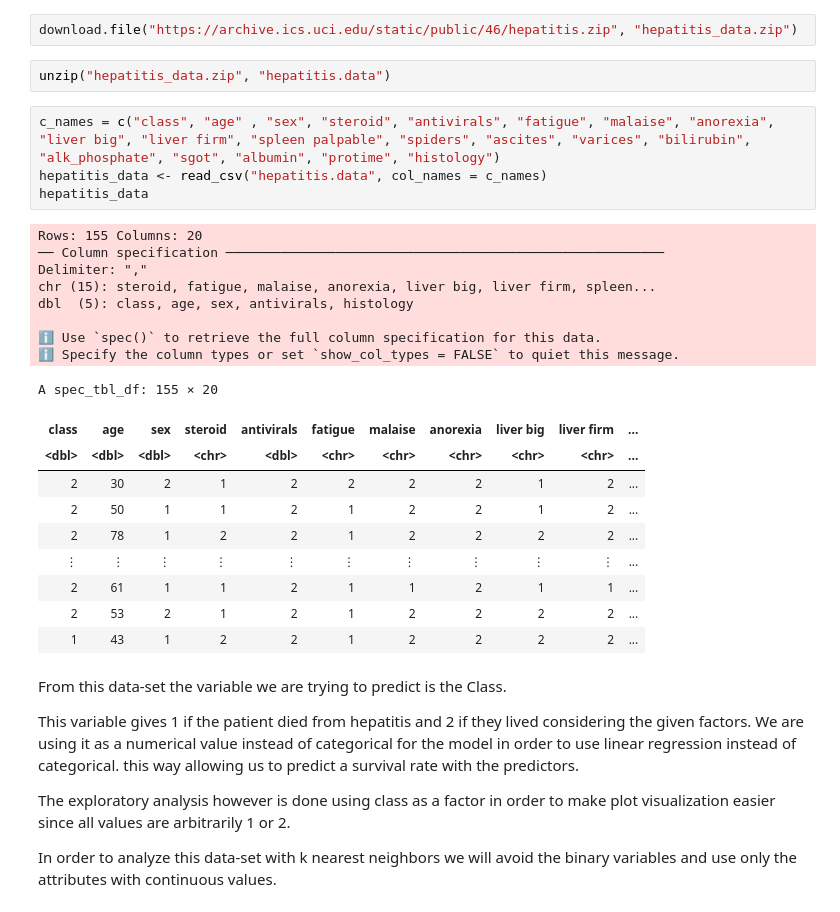
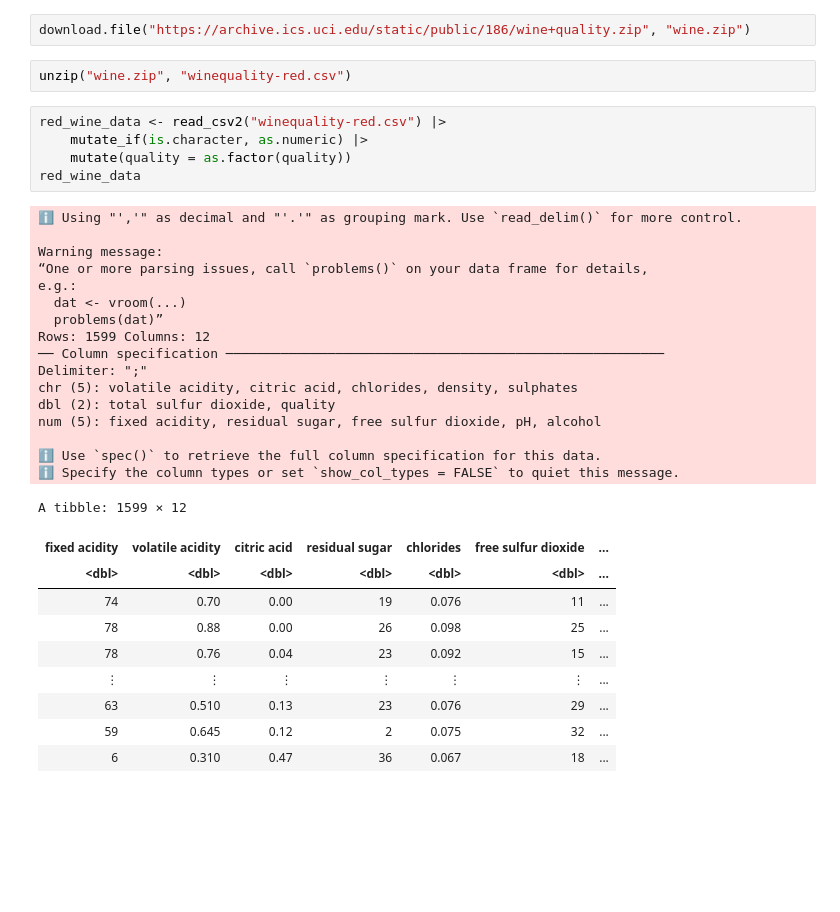
Before and after one commit to PedroMMHernandes/GroupProject_DSCI, a Jupyter notebook: exploratory analysis.ipynb, the cells around one changed output. Saved outputs shown, nothing was run; the diff lists cells and outputs as text; blank space fills up the shorter version.

```diff
--- a/exploratory analysis.ipynb
+++ b/exploratory analysis.ipynb
@@ -6,37 +24,36 @@ options(repr.matrix.max.rows = 6)
 # %%
-download.file("https://archive.ics.uci.edu/static/public/46/hepatitis.zip", "hepatitis_data.zip")
+download.file("https://archive.ics.uci.edu/static/public/186/wine+quality.zip", "wine.zip")
 # %%
-unzip("hepatitis_data.zip", "hepatitis.data")
+unzip("wine.zip", "winequality-red.csv")
 # %%
-c_names = c("class", "age" , "sex", "steroid", "antivirals", "fatigue", "malaise", "anorexia", "liver big", "liver firm", "spleen palpable", "spiders", "ascites", "varices", "bilirubin", "alk_phosphate", "sgot", "albumin", "protime", "histology")
-hepatitis_data <- read_csv("hepatitis.data", col_names = c_names)
-hepatitis_data
+red_wine_data <- read_csv2("winequality-red.csv") |>
+    mutate_if(is.character, as.numeric) |>
+    mutate(quality = as.factor(quality))
+red_wine_data
 # %% [output]
-Rows: 155 Columns: 20
+ℹ Using "','" as decimal and "'.'" as grouping mark. Use `read_delim()` for more control.
+
+Warning message:
+“One or more parsing issues, call `problems()` on your data frame for details,
+e.g.:
+  dat <- vroom(...)
+  problems(dat)”
+Rows: 1599 Columns: 12
 ── Column specification ────────────────────────────────────────────────────────
-Delimiter: ","
-chr (15): steroid, fatigue, malaise, anorexia, liver big, liver firm, spleen...
-dbl  (5): class, age, sex, antivirals, histology
+Delimiter: ";"
+chr (5): volatile acidity, citric acid, chlorides, density, sulphates
+dbl (2): total sulfur dioxide, quality
+num (5): fixed acidity, residual sugar, free sulfur dioxide, pH, alcohol
 
 ℹ Use `spec()` to retrieve the full column specification for this data.
 ℹ Specify the column types or set `show_col_types = FALSE` to quiet this message.
-A spec_tbl_df: 155 × 20
+A tibble: 1599 × 12
-| class | age | sex | steroid | antivirals | fatigue | malaise | anorexia | liver big | liver firm | ... |
-| <dbl> | <dbl> | <dbl> | <chr> | <dbl> | <chr> | <chr> | <chr> | <chr> | <chr> | ... |
-| 2 | 30 | 2 | 1 | 2 | 2 | 2 | 2 | 1 | 2 | ... |
-| 2 | 50 | 1 | 1 | 2 | 1 | 2 | 2 | 1 | 2 | ... |
-| 2 | 78 | 1 | 2 | 2 | 1 | 2 | 2 | 2 | 2 | ... |
-| ⋮ | ⋮ | ⋮ | ⋮ | ⋮ | ⋮ | ⋮ | ⋮ | ⋮ | ⋮ | ... |
-| 2 | 61 | 1 | 1 | 2 | 1 | 1 | 2 | 1 | 1 | ... |
-| 2 | 53 | 2 | 1 | 2 | 1 | 2 | 2 | 2 | 2 | ... |
-| 1 | 43 | 1 | 2 | 2 | 1 | 2 | 2 | 2 | 2 | ... |
+| fixed acidity | volatile acidity | citric acid | residual sugar | chlorides | free sulfur dioxide | ... |
+| <dbl> | <dbl> | <dbl> | <dbl> | <dbl> | <dbl> | ... |
+| 74 | 0.70 | 0.00 | 19 | 0.076 | 11 | ... |
+| 78 | 0.88 | 0.00 | 26 | 0.098 | 25 | ... |
+| 78 | 0.76 | 0.04 | 23 | 0.092 | 15 | ... |
+| ⋮ | ⋮ | ⋮ | ⋮ | ⋮ | ⋮ | ... |
+| 63 | 0.510 | 0.13 | 23 | 0.076 | 29 | ... |
+| 59 | 0.645 | 0.12 | 2 | 0.075 | 32 | ... |
+| 6 | 0.310 | 0.47 | 36 | 0.067 | 18 | ... |
-# %% [markdown]
-From this data-set the variable we are trying to predict is the Class.
-
-This variable gives 1 if the patient died from hepatitis and 2 if they lived considering the given factors.
-We are using it as a numerical value instead of categorical for the model in order to use linear regression instead of categorical. this way allowing us to predict a survival rate with the predictors.
-
-The exploratory analysis however is done using class as a factor in order to make plot visualization easier since all values are arbitrarily 1 or 2.
-
-
-In order to analyze this data-set with k nearest neighbors we will avoid the binary variables and use only the attributes with continuous values.
```
Also changed, not shown: parts of 14 cells of this notebook.
